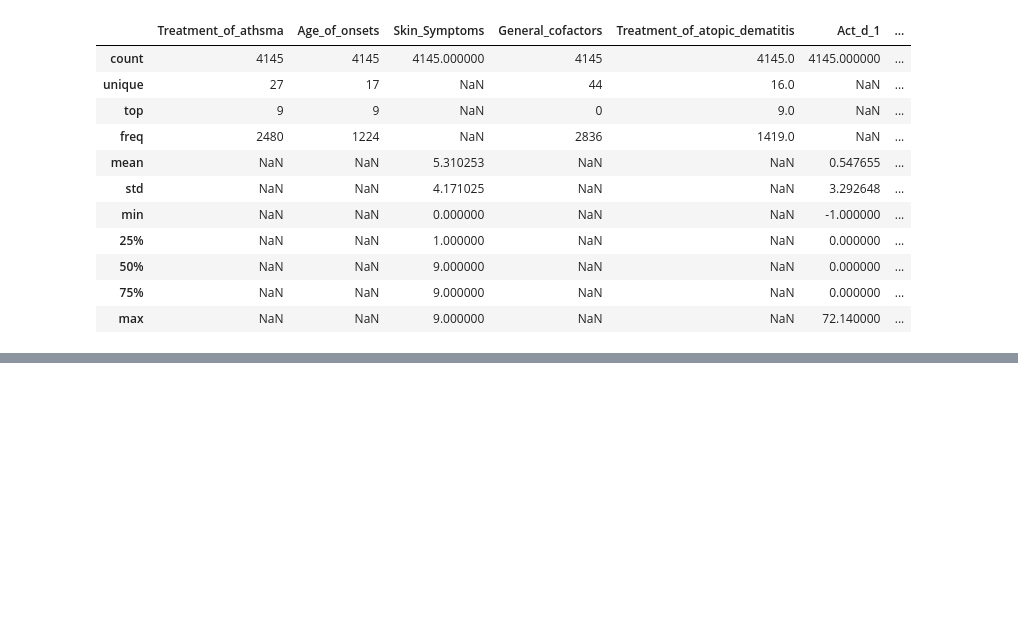
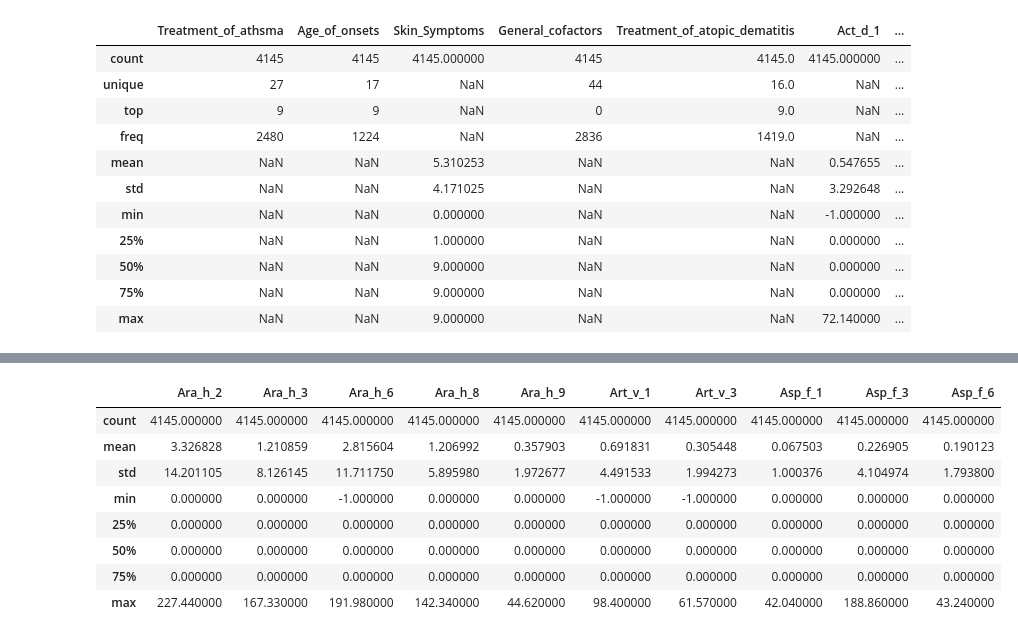
Before and after one commit to IngeaJeanOlivier/Allergies, a Jupyter notebook: notebooks/nb_jean_olivier.ipynb, the cells around one changed output, grey strips where cells are left out. Cells and saved outputs as stored; diff of their text form; code cells hidden in the pictures; blank space fills up the shorter version.

```diff
--- a/notebooks/nb_jean_olivier.ipynb
+++ b/notebooks/nb_jean_olivier.ipynb
@@ -394,0 +356,12 @@ else:
+# %%
+df2.iloc[:, 30:40].describe(include="all")
+# %% [output]
+|  | Ara_h_2 | Ara_h_3 | Ara_h_6 | Ara_h_8 | Ara_h_9 | Art_v_1 | Art_v_3 | Asp_f_1 | Asp_f_3 | Asp_f_6 |
+| count | 4145.000000 | 4145.000000 | 4145.000000 | 4145.000000 | 4145.000000 | 4145.000000 | 4145.000000 | 4145.000000 | 4145.000000 | 4145.000000 |
+| mean | 3.326828 | 1.210859 | 2.815604 | 1.206992 | 0.357903 | 0.691831 | 0.305448 | 0.067503 | 0.226905 | 0.190123 |
+| std | 14.201105 | 8.126145 | 11.711750 | 5.895980 | 1.972677 | 4.491533 | 1.994273 | 1.000376 | 4.104974 | 1.793800 |
+| min | 0.000000 | 0.000000 | -1.000000 | 0.000000 | 0.000000 | -1.000000 | -1.000000 | 0.000000 | 0.000000 | 0.000000 |
+| 25% | 0.000000 | 0.000000 | 0.000000 | 0.000000 | 0.000000 | 0.000000 | 0.000000 | 0.000000 | 0.000000 | 0.000000 |
+| 50% | 0.000000 | 0.000000 | 0.000000 | 0.000000 | 0.000000 | 0.000000 | 0.000000 | 0.000000 | 0.000000 | 0.000000 |
+| 75% | 0.000000 | 0.000000 | 0.000000 | 0.000000 | 0.000000 | 0.000000 | 0.000000 | 0.000000 | 0.000000 | 0.000000 |
+| max | 227.440000 | 167.330000 | 191.980000 | 142.340000 | 44.620000 | 98.400000 | 61.570000 | 42.040000 | 188.860000 | 43.240000 |
```
Also changed, not shown: parts of 10 cells of this notebook.
